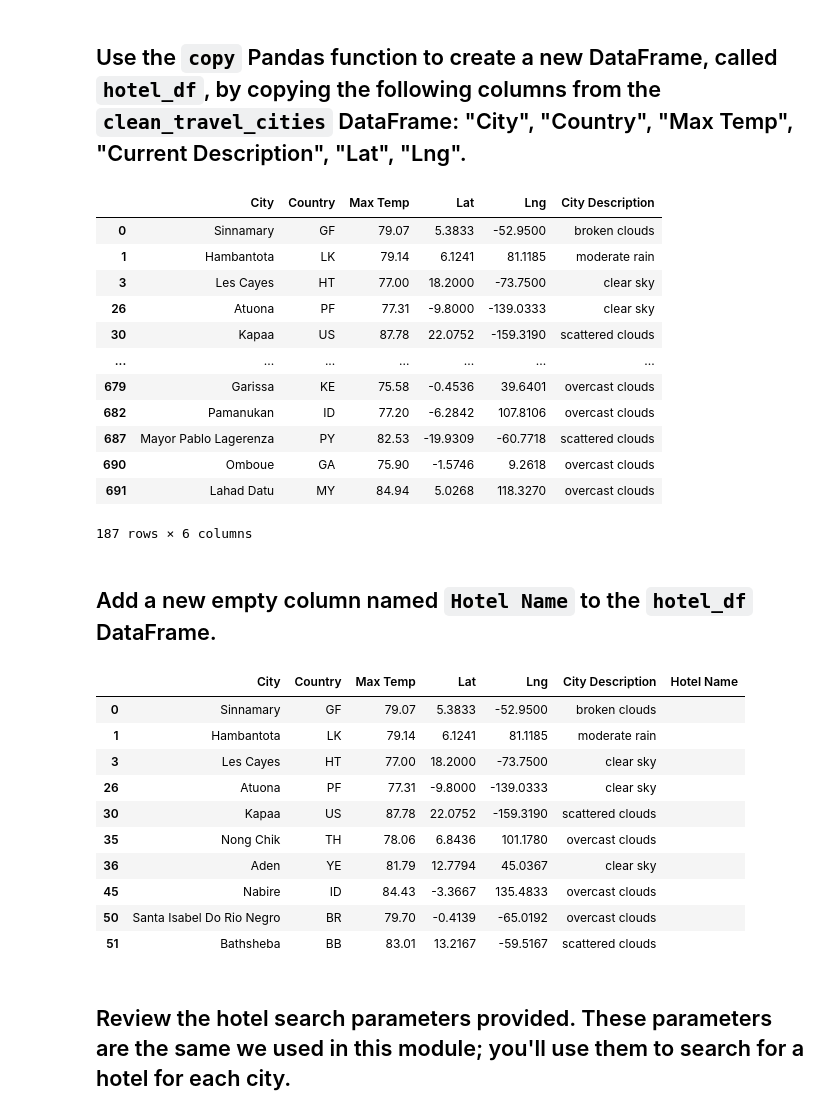
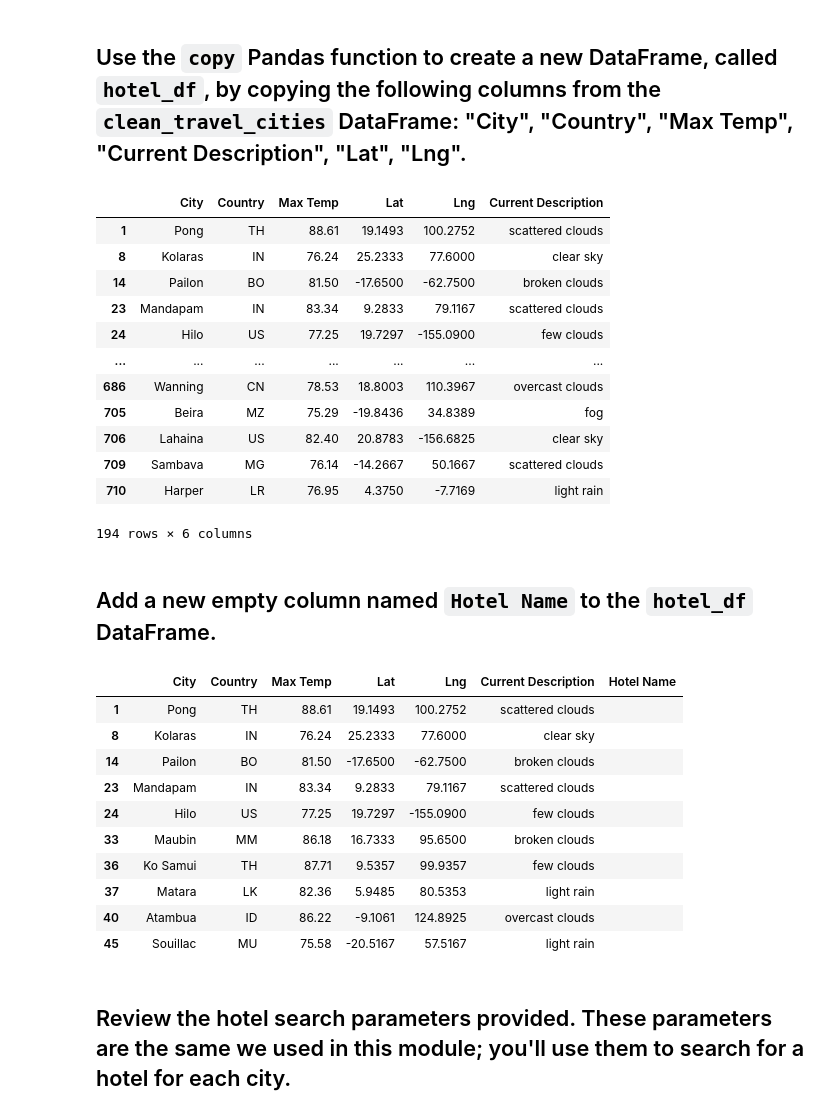
Before and after one commit to NM-90/World_Weather_Analysis, a Jupyter notebook: Vacation_Search.ipynb, the cells around one changed output. Saved outputs shown, nothing was run; the diff lists cells and outputs as text; code cells hidden in the pictures.

```diff
--- a/Vacation_Search.ipynb
+++ b/Vacation_Search.ipynb
@@ -76,7 +76,7 @@ gmaps.configure(api_key=g_key)
 ## From the `Weather_Database` folder you created in the "Deliverable 1," import the `WeatherPy_Database.csv` file as a Pandas DataFrame.
 # %%
 # Set the file path to import the WeatherPy_database.csv file
-file_path = "../Weather_Database/weather_data_ch/cities1.csv"
+file_path = "../Weather_Database/WeatherPy_Database.csv"
 
 # Load the CSV file into a Pandas DataFrame
 city_data_df = pd.read_csv(file_path)
@@ -207,46 +207,46 @@ clean_travel_cities
 ## Use the `copy` Pandas function to create a new DataFrame, called `hotel_df`, by copying the following columns from the `clean_travel_cities` DataFrame: "City", "Country", "Max Temp", "Current Description", "Lat", "Lng".
 # %%
 # Create DataFrame called hotel_df by copying some columns from the clean_travel_cities DataFrame.
-hotel_df = clean_travel_cities[["City", "Country", "Max Temp", "Lat", "Lng","City Description"]].copy()
+hotel_df = clean_travel_cities[["City", "Country", "Max Temp", "Lat", "Lng","Current Description"]].copy()
 
 # Display sample data
 hotel_df
 # %% [output]
-|  | City | Country | Max Temp | Lat | Lng | City Description |
-| 0 | Sinnamary | GF | 79.07 | 5.3833 | -52.9500 | broken clouds |
-| 1 | Hambantota | LK | 79.14 | 6.1241 | 81.1185 | moderate rain |
-| 3 | Les Cayes | HT | 77.00 | 18.2000 | -73.7500 | clear sky |
-| 26 | Atuona | PF | 77.31 | -9.8000 | -139.0333 | clear sky |
-| 30 | Kapaa | US | 87.78 | 22.0752 | -159.3190 | scattered clouds |
+|  | City | Country | Max Temp | Lat | Lng | Current Description |
+| 1 | Pong | TH | 88.61 | 19.1493 | 100.2752 | scattered clouds |
+| 8 | Kolaras | IN | 76.24 | 25.2333 | 77.6000 | clear sky |
+| 14 | Pailon | BO | 81.50 | -17.6500 | -62.7500 | broken clouds |
+| 23 | Mandapam | IN | 83.34 | 9.2833 | 79.1167 | scattered clouds |
+| 24 | Hilo | US | 77.25 | 19.7297 | -155.0900 | few clouds |
 | ... | ... | ... | ... | ... | ... | ... |
-| 679 | Garissa | KE | 75.58 | -0.4536 | 39.6401 | overcast clouds |
-| 682 | Pamanukan | ID | 77.20 | -6.2842 | 107.8106 | overcast clouds |
-| 687 | Mayor Pablo Lagerenza | PY | 82.53 | -19.9309 | -60.7718 | scattered clouds |
-| 690 | Omboue | GA | 75.90 | -1.5746 | 9.2618 | overcast clouds |
-| 691 | Lahad Datu | MY | 84.94 | 5.0268 | 118.3270 | overcast clouds |
+| 686 | Wanning | CN | 78.53 | 18.8003 | 110.3967 | overcast clouds |
+| 705 | Beira | MZ | 75.29 | -19.8436 | 34.8389 | fog |
+| 706 | Lahaina | US | 82.40 | 20.8783 | -156.6825 | clear sky |
+| 709 | Sambava | MG | 76.14 | -14.2667 | 50.1667 | scattered clouds |
+| 710 | Harper | LR | 76.95 | 4.3750 | -7.7169 | light rain |
-187 rows × 6 columns
+194 rows × 6 columns
 # %% [markdown]
 ## Add a new empty column named `Hotel Name` to the `hotel_df` DataFrame.
 # %%
 # Add a new empty column, "Hotel Name", to the hotel_df DataFrame
-hotel_df = preferred_cities_df.dropna()[["City", "Country", "Max Temp", "Lat", "Lng","City Description"]].copy()
+hotel_df = preferred_cities_df.dropna()[["City", "Country", "Max Temp", "Lat", "Lng","Current Description"]].copy()
 hotel_df["Hotel Name"] = ""
 
 
 # Display sample data
 hotel_df.head(10)
 # %% [output]
-|  | City | Country | Max Temp | Lat | Lng | City Description | Hotel Name |
-| 0 | Sinnamary | GF | 79.07 | 5.3833 | -52.9500 | broken clouds |  |
-| 1 | Hambantota | LK | 79.14 | 6.1241 | 81.1185 | moderate rain |  |
-| 3 | Les Cayes | HT | 77.00 | 18.2000 | -73.7500 | clear sky |  |
-| 26 | Atuona | PF | 77.31 | -9.8000 | -139.0333 | clear sky |  |
-| 30 | Kapaa | US | 87.78 | 22.0752 | -159.3190 | scattered clouds |  |
-| 35 | Nong Chik | TH | 78.06 | 6.8436 | 101.1780 | overcast clouds |  |
-| 36 | Aden | YE | 81.79 | 12.7794 | 45.0367 | clear sky |  |
-| 45 | Nabire | ID | 84.43 | -3.3667 | 135.4833 | overcast clouds |  |
-| 50 | Santa Isabel Do Rio Negro | BR | 79.70 | -0.4139 | -65.0192 | overcast clouds |  |
-| 51 | Bathsheba | BB | 83.01 | 13.2167 | -59.5167 | scattered clouds |  |
+|  | City | Country | Max Temp | Lat | Lng | Current Description | Hotel Name |
+| 1 | Pong | TH | 88.61 | 19.1493 | 100.2752 | scattered clouds |  |
+| 8 | Kolaras | IN | 76.24 | 25.2333 | 77.6000 | clear sky |  |
+| 14 | Pailon | BO | 81.50 | -17.6500 | -62.7500 | broken clouds |  |
+| 23 | Mandapam | IN | 83.34 | 9.2833 | 79.1167 | scattered clouds |  |
+| 24 | Hilo | US | 77.25 | 19.7297 | -155.0900 | few clouds |  |
+| 33 | Maubin | MM | 86.18 | 16.7333 | 95.6500 | broken clouds |  |
+| 36 | Ko Samui | TH | 87.71 | 9.5357 | 99.9357 | few clouds |  |
+| 37 | Matara | LK | 82.36 | 5.9485 | 80.5353 | light rain |  |
+| 40 | Atambua | ID | 86.22 | -9.1061 | 124.8925 | overcast clouds |  |
+| 45 | Souillac | MU | 75.58 | -20.5167 | 57.5167 | light rain |  |
 # %% [markdown]
 ## Review the hotel search parameters provided. These parameters are the same we used in this module; you'll use them to search for a hotel for each city.
 # %%
```
Also changed, not shown: parts of 15 cells of this notebook, 3 other files.
